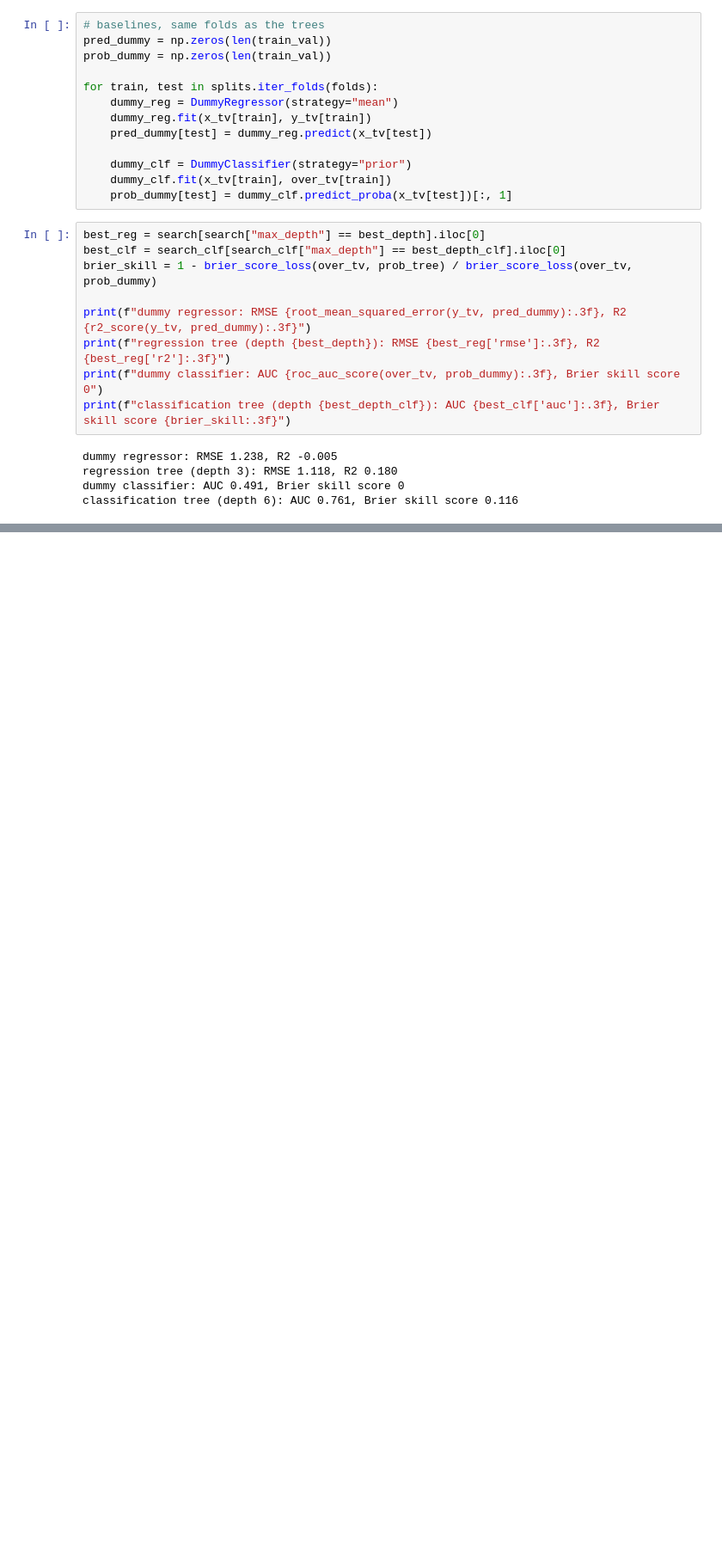
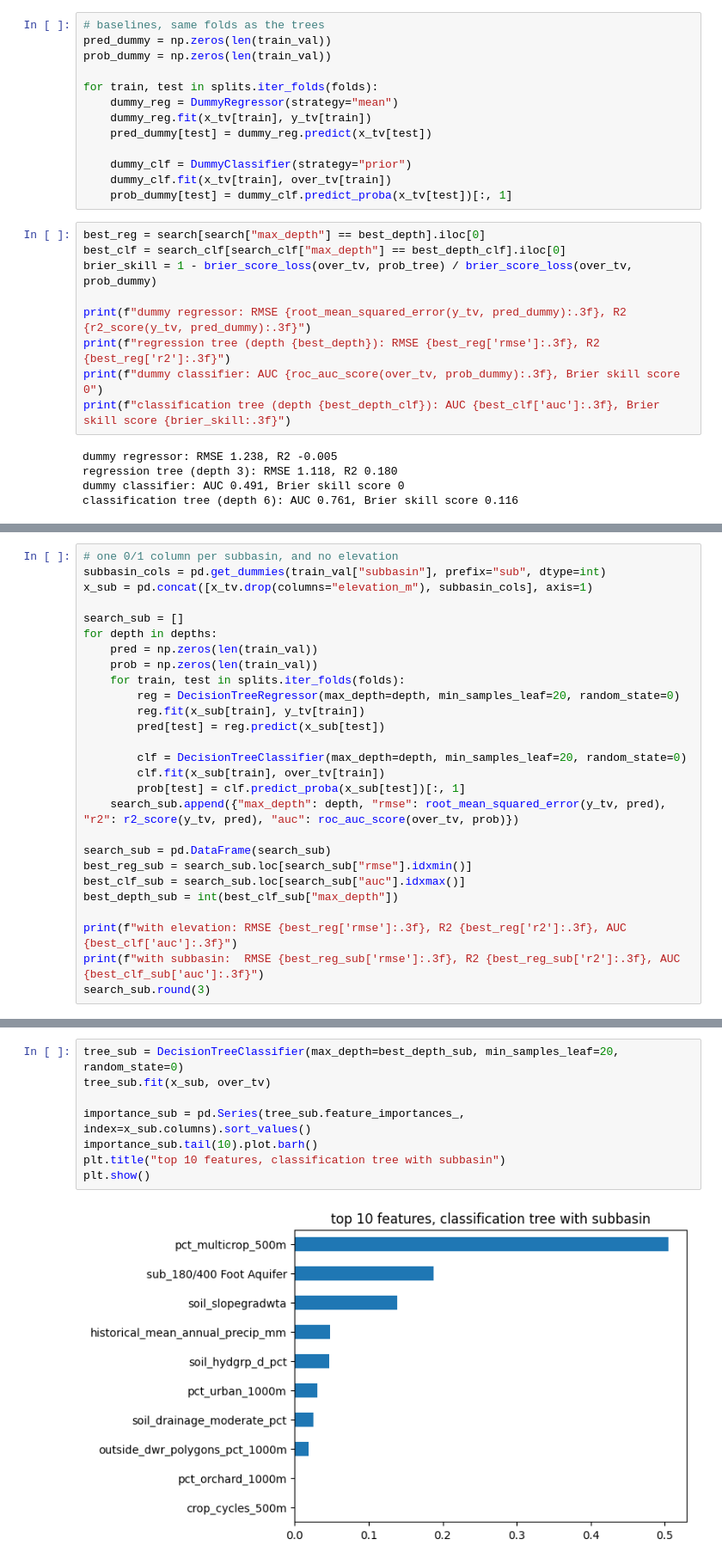
Before and after one commit to Erdos-Projects/fall-2026-infrastructure-placement, a Jupyter notebook: notebooks/models/decision_tree.ipynb, the cells around one changed output, grey strips where cells are left out. Shown at 86% size. Saved outputs shown, nothing was run; the diff lists cells and outputs as text; blank space fills up the shorter version.

Commit message:
decision tree: swap elevation for aquifer subbasin

```diff
--- a/notebooks/models/decision_tree.ipynb
+++ b/notebooks/models/decision_tree.ipynb
@@ -193,0 +224,27 @@ classification tree (depth 6): AUC 0.761, Brier skill score 0.116
+# %%
+# one 0/1 column per subbasin, and no elevation
+subbasin_cols = pd.get_dummies(train_val["subbasin"], prefix="sub", dtype=int)
+x_sub = pd.concat([x_tv.drop(columns="elevation_m"), subbasin_cols], axis=1)
+
+search_sub = []
+for depth in depths:
+    pred = np.zeros(len(train_val))
+    prob = np.zeros(len(train_val))
+    for train, test in splits.iter_folds(folds):
+        reg = DecisionTreeRegressor(max_depth=depth, min_samples_leaf=20, random_state=0)
+        reg.fit(x_sub[train], y_tv[train])
+        pred[test] = reg.predict(x_sub[test])
+
+        clf = DecisionTreeClassifier(max_depth=depth, min_samples_leaf=20, random_state=0)
+        clf.fit(x_sub[train], over_tv[train])
+        prob[test] = clf.predict_proba(x_sub[test])[:, 1]
+    search_sub.append({"max_depth": depth, "rmse": root_mean_squared_error(y_tv, pred), "r2": r2_score(y_tv, pred), "auc": roc_auc_score(over_tv, prob)})
+
+search_sub = pd.DataFrame(search_sub)
+best_reg_sub = search_sub.loc[search_sub["rmse"].idxmin()]
+best_clf_sub = search_sub.loc[search_sub["auc"].idxmax()]
+best_depth_sub = int(best_clf_sub["max_depth"])
+
+print(f"with elevation: RMSE {best_reg['rmse']:.3f}, R2 {best_reg['r2']:.3f}, AUC {best_clf['auc']:.3f}")
+print(f"with subbasin:  RMSE {best_reg_sub['rmse']:.3f}, R2 {best_reg_sub['r2']:.3f}, AUC {best_clf_sub['auc']:.3f}")
+search_sub.round(3)
@@ -193,0 +263,10 @@ classification tree (depth 6): AUC 0.761, Brier skill score 0.116
+# %%
+tree_sub = DecisionTreeClassifier(max_depth=best_depth_sub, min_samples_leaf=20, random_state=0)
+tree_sub.fit(x_sub, over_tv)
+
+importance_sub = pd.Series(tree_sub.feature_importances_, index=x_sub.columns).sort_values()
+importance_sub.tail(10).plot.barh()
+plt.title("top 10 features, classification tree with subbasin")
+plt.show()
+# %% [output]
+[figure, added]
```
Also changed, not shown: parts of 6 cells of this notebook, 1 other file.
